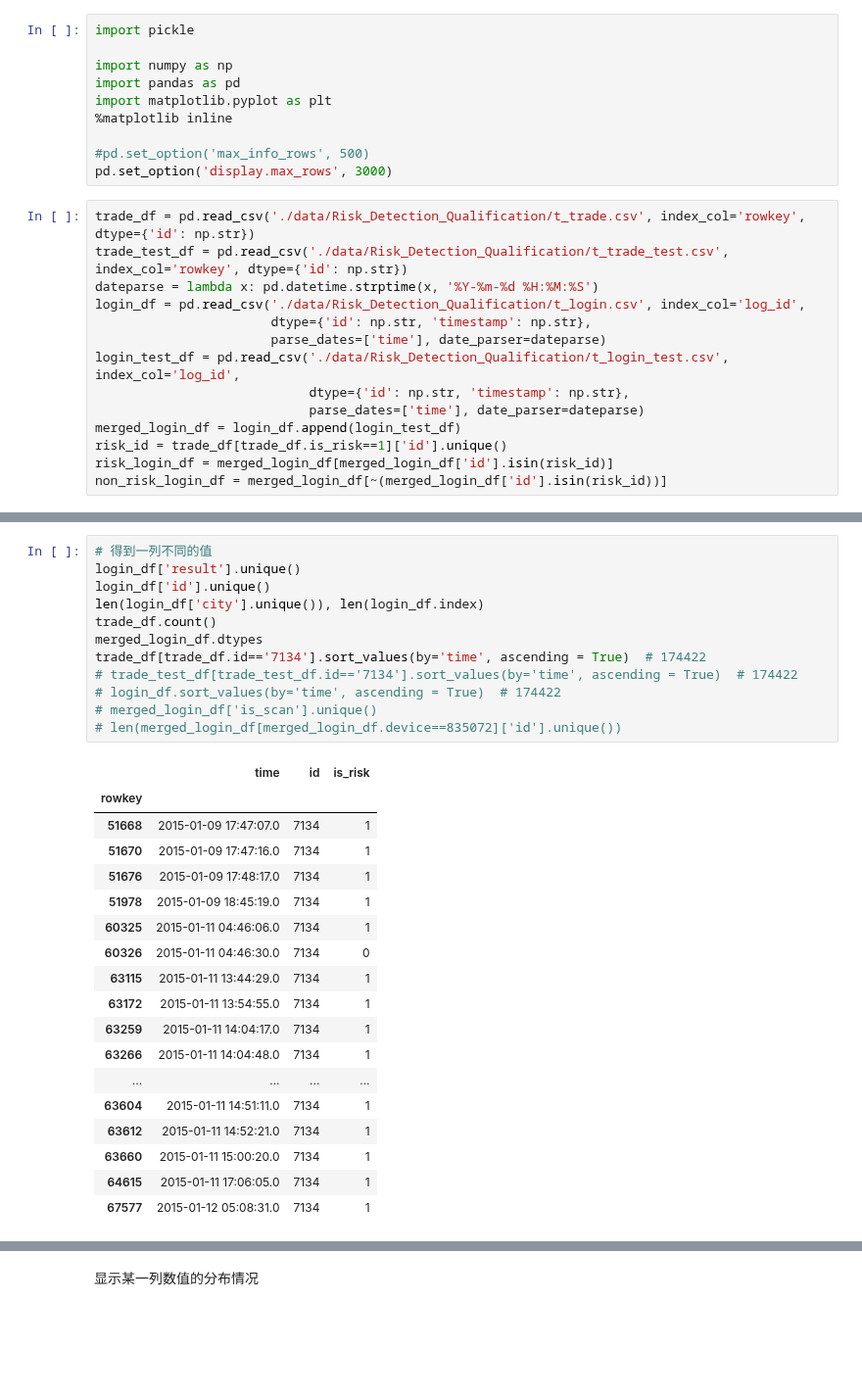
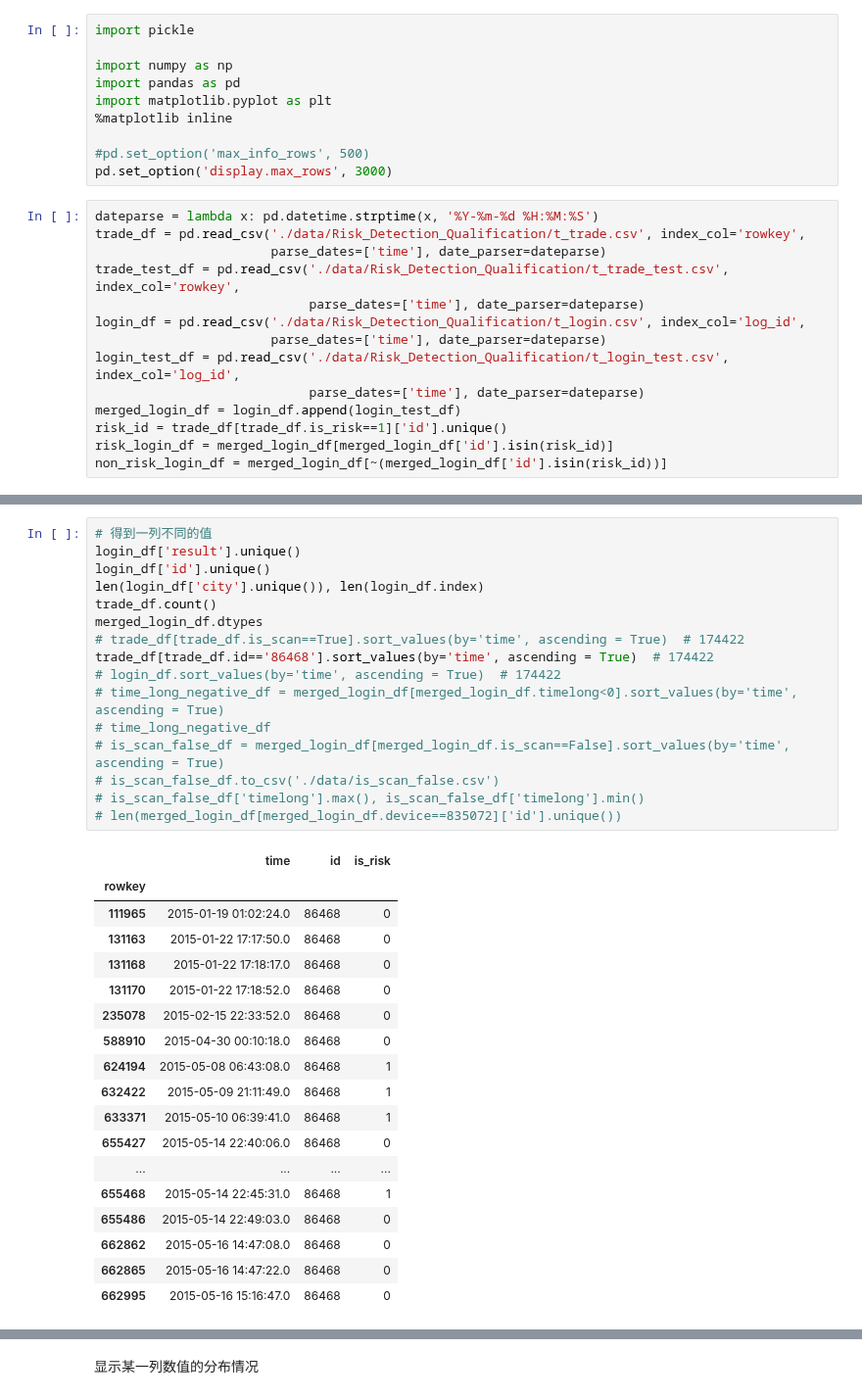
Before and after one commit to tusonggao/Kaggle_code, a Jupyter notebook: jd_contest/jd_contest.ipynb, the cells around one changed output, grey strips where cells are left out. Shown at 98% size. Cells and saved outputs as stored; diff of their text form; blank space fills up the shorter version.

```diff
--- a/jd_contest/jd_contest.ipynb
+++ b/jd_contest/jd_contest.ipynb
@@ -9,14 +9,14 @@ import matplotlib.pyplot as plt
 #pd.set_option('max_info_rows', 500)
 pd.set_option('display.max_rows', 3000)
 # %%
-trade_df = pd.read_csv('./data/Risk_Detection_Qualification/t_trade.csv', index_col='rowkey', dtype={'id': np.str})
-trade_test_df = pd.read_csv('./data/Risk_Detection_Qualification/t_trade_test.csv', index_col='rowkey', dtype={'id': np.str})
 dateparse = lambda x: pd.datetime.strptime(x, '%Y-%m-%d %H:%M:%S')
+trade_df = pd.read_csv('./data/Risk_Detection_Qualification/t_trade.csv', index_col='rowkey',
+                       parse_dates=['time'], date_parser=dateparse)
+trade_test_df = pd.read_csv('./data/Risk_Detection_Qualification/t_trade_test.csv', index_col='rowkey',
+                            parse_dates=['time'], date_parser=dateparse)
 login_df = pd.read_csv('./data/Risk_Detection_Qualification/t_login.csv', index_col='log_id',
-                       dtype={'id': np.str, 'timestamp': np.str},
                        parse_dates=['time'], date_parser=dateparse)
 login_test_df = pd.read_csv('./data/Risk_Detection_Qualification/t_login_test.csv', index_col='log_id',
-                            dtype={'id': np.str, 'timestamp': np.str},
                             parse_dates=['time'], date_parser=dateparse)
 merged_login_df = login_df.append(login_test_df)
 risk_id = trade_df[trade_df.is_risk==1]['id'].unique()
@@ -67,32 +35,36 @@ Index: []
 # %%
 # 得到一列不同的值
 login_df['result'].unique()
 login_df['id'].unique()
 len(login_df['city'].unique()), len(login_df.index)
 trade_df.count()
 merged_login_df.dtypes
-trade_df[trade_df.id=='7134'].sort_values(by='time', ascending = True)  # 174422
-# trade_test_df[trade_test_df.id=='7134'].sort_values(by='time', ascending = True)  # 174422
+# trade_df[trade_df.is_scan==True].sort_values(by='time', ascending = True)  # 174422
+trade_df[trade_df.id=='86468'].sort_values(by='time', ascending = True)  # 174422
 # login_df.sort_values(by='time', ascending = True)  # 174422
-# merged_login_df['is_scan'].unique()
+# time_long_negative_df = merged_login_df[merged_login_df.timelong<0].sort_values(by='time', ascending = True)
+# time_long_negative_df
+# is_scan_false_df = merged_login_df[merged_login_df.is_scan==False].sort_values(by='time', ascending = True)
+# is_scan_false_df.to_csv('./data/is_scan_false.csv')
+# is_scan_false_df['timelong'].max(), is_scan_false_df['timelong'].min()
 # len(merged_login_df[merged_login_df.device==835072]['id'].unique())
 # %% [output]
 |  | time | id | is_risk |
 | rowkey |  |  |  |
-| 51668 | 2015-01-09 17:47:07.0 | 7134 | 1 |
-| 51670 | 2015-01-09 17:47:16.0 | 7134 | 1 |
-| 51676 | 2015-01-09 17:48:17.0 | 7134 | 1 |
-| 51978 | 2015-01-09 18:45:19.0 | 7134 | 1 |
-| 60325 | 2015-01-11 04:46:06.0 | 7134 | 1 |
-| 60326 | 2015-01-11 04:46:30.0 | 7134 | 0 |
-| 63115 | 2015-01-11 13:44:29.0 | 7134 | 1 |
-| 63172 | 2015-01-11 13:54:55.0 | 7134 | 1 |
-| 63259 | 2015-01-11 14:04:17.0 | 7134 | 1 |
-| 63266 | 2015-01-11 14:04:48.0 | 7134 | 1 |
+| 111965 | 2015-01-19 01:02:24.0 | 86468 | 0 |
+| 131163 | 2015-01-22 17:17:50.0 | 86468 | 0 |
+| 131168 | 2015-01-22 17:18:17.0 | 86468 | 0 |
+| 131170 | 2015-01-22 17:18:52.0 | 86468 | 0 |
+| 235078 | 2015-02-15 22:33:52.0 | 86468 | 0 |
+| 588910 | 2015-04-30 00:10:18.0 | 86468 | 0 |
+| 624194 | 2015-05-08 06:43:08.0 | 86468 | 1 |
+| 632422 | 2015-05-09 21:11:49.0 | 86468 | 1 |
+| 633371 | 2015-05-10 06:39:41.0 | 86468 | 1 |
+| 655427 | 2015-05-14 22:40:06.0 | 86468 | 0 |
 | ... | ... | ... | ... |
-| 63604 | 2015-01-11 14:51:11.0 | 7134 | 1 |
-| 63612 | 2015-01-11 14:52:21.0 | 7134 | 1 |
-| 63660 | 2015-01-11 15:00:20.0 | 7134 | 1 |
-| 64615 | 2015-01-11 17:06:05.0 | 7134 | 1 |
-| 67577 | 2015-01-12 05:08:31.0 | 7134 | 1 |
+| 655468 | 2015-05-14 22:45:31.0 | 86468 | 1 |
+| 655486 | 2015-05-14 22:49:03.0 | 86468 | 0 |
+| 662862 | 2015-05-16 14:47:08.0 | 86468 | 0 |
+| 662865 | 2015-05-16 14:47:22.0 | 86468 | 0 |
+| 662995 | 2015-05-16 15:16:47.0 | 86468 | 0 |
 # %%
```
Also changed, not shown: parts of 10 cells of this notebook, 3 other files.
